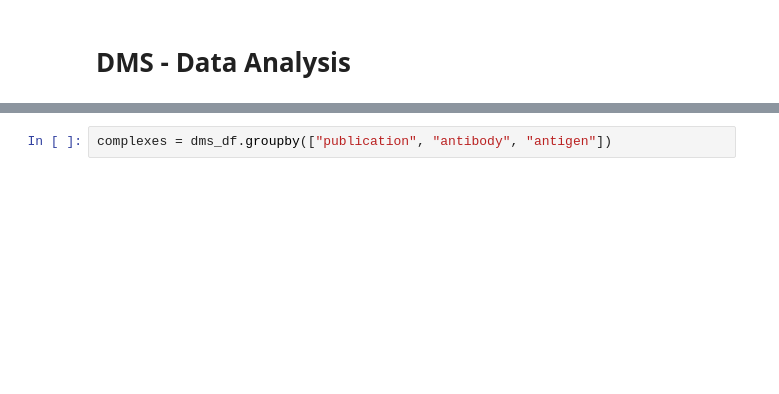
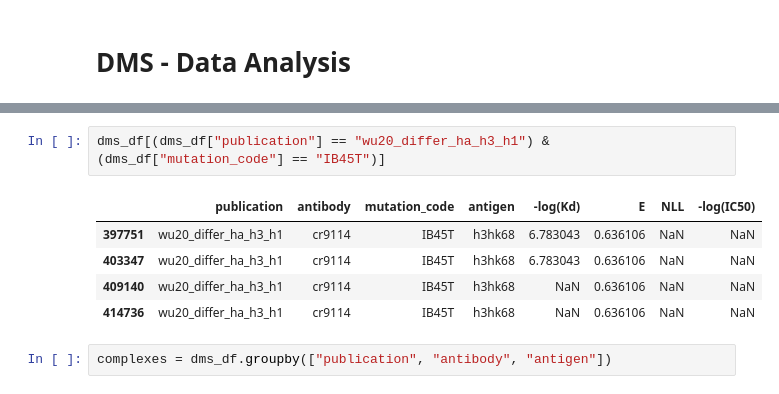
Before and after one commit to FabianTraxler/ag_binding_affinity, a Jupyter notebook: src/data_analysis/Datasets/DMS.ipynb, the cells around one changed output, grey strips where cells are left out. Drawn from its saved outputs; the diff is of its cells as text; blank space fills up the shorter version.

```diff
--- a/src/data_analysis/Datasets/DMS.ipynb
+++ b/src/data_analysis/Datasets/DMS.ipynb
@@ -16,2 +35,10 @@ dms_df = pd.read_csv(summary_path)
+# %%
+dms_df[(dms_df["publication"] == "wu20_differ_ha_h3_h1") & (dms_df["mutation_code"] == "IB45T")]
+# %% [output]
+|  | publication | antibody | mutation_code | antigen | -log(Kd) | E | NLL | -log(IC50) |
+| 397751 | wu20_differ_ha_h3_h1 | cr9114 | IB45T | h3hk68 | 6.783043 | 0.636106 | NaN | NaN |
+| 403347 | wu20_differ_ha_h3_h1 | cr9114 | IB45T | h3hk68 | 6.783043 | 0.636106 | NaN | NaN |
+| 409140 | wu20_differ_ha_h3_h1 | cr9114 | IB45T | h3hk68 | NaN | 0.636106 | NaN | NaN |
+| 414736 | wu20_differ_ha_h3_h1 | cr9114 | IB45T | h3hk68 | NaN | 0.636106 | NaN | NaN |
 # %%
 complexes = dms_df.groupby(["publication", "antibody", "antigen"])
```
Also changed, not shown: parts of 15 cells of this notebook, 6 other files.
